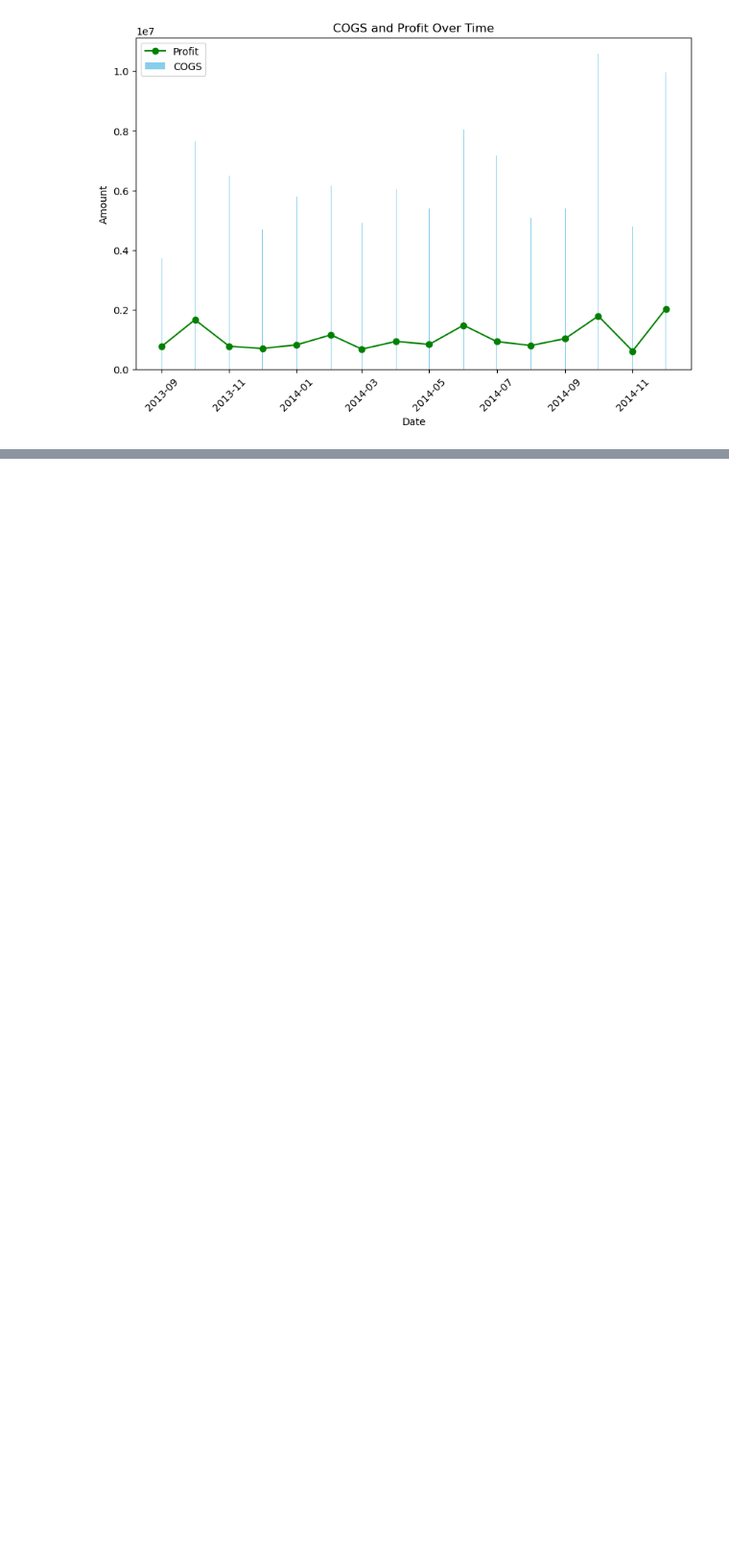
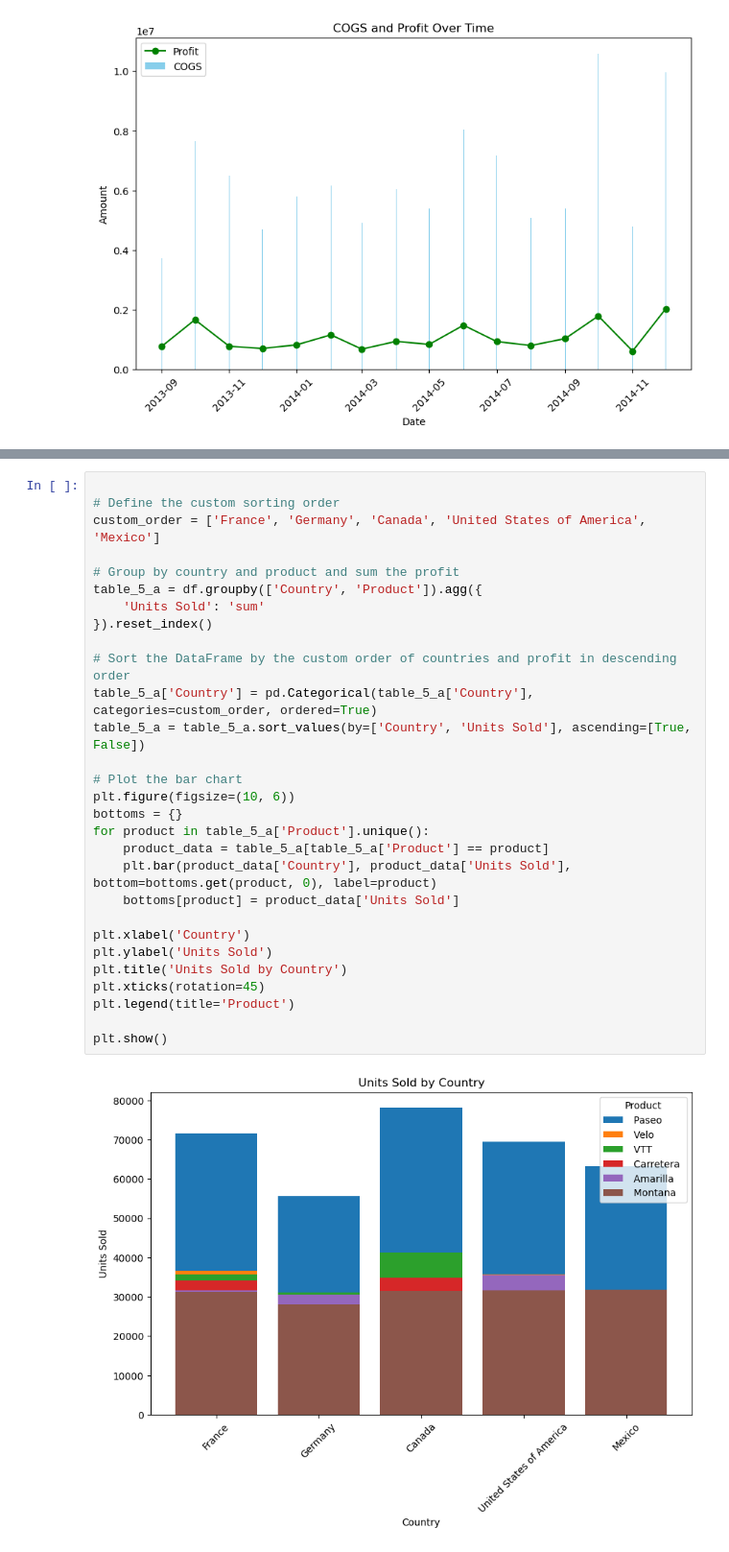
Before and after one commit to AbisolaOlakanmi/Group7.BDAT1004.FinalAssignment, a Jupyter notebook: financialReport.ipynb, the cells around one changed output, grey strips where cells are left out. Shown at 96% size. Saved outputs shown, nothing was run; the diff lists cells and outputs as text; blank space fills up the shorter version.

```diff
--- a/financialReport.ipynb
+++ b/financialReport.ipynb
@@ -387,0 +475,31 @@ plt.show()
+# %%
+
+# Define the custom sorting order
+custom_order = ['France', 'Germany', 'Canada', 'United States of America', 'Mexico']
+
+# Group by country and product and sum the profit
+table_5_a = df.groupby(['Country', 'Product']).agg({
+    'Units Sold': 'sum'
+}).reset_index()
+
+# Sort the DataFrame by the custom order of countries and profit in descending order
+table_5_a['Country'] = pd.Categorical(table_5_a['Country'], categories=custom_order, ordered=True)
+table_5_a = table_5_a.sort_values(by=['Country', 'Units Sold'], ascending=[True, False])
+
+# Plot the bar chart
+plt.figure(figsize=(10, 6))
+bottoms = {}
+for product in table_5_a['Product'].unique():
+    product_data = table_5_a[table_5_a['Product'] == product]
+    plt.bar(product_data['Country'], product_data['Units Sold'], bottom=bottoms.get(product, 0), label=product)
+    bottoms[product] = product_data['Units Sold']
+
+plt.xlabel('Country')
+plt.ylabel('Units Sold')
+plt.title('Units Sold by Country')
+plt.xticks(rotation=45)
+plt.legend(title='Product')
+
+plt.show()
+# %% [output]
+[figure, added]
```
Also changed, not shown: parts of 23 cells of this notebook.
